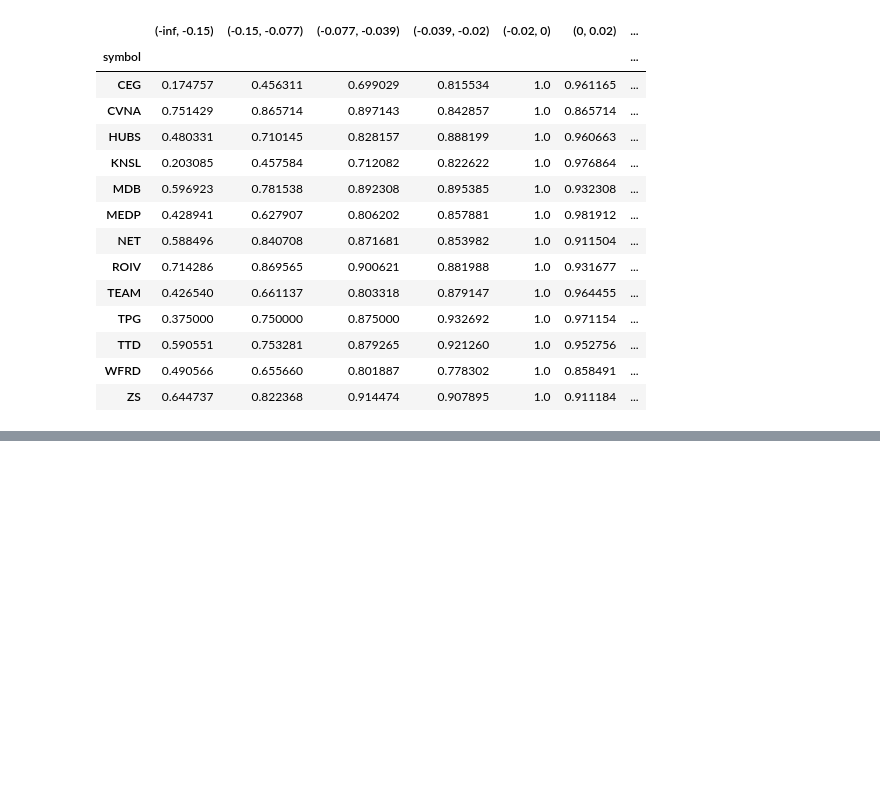
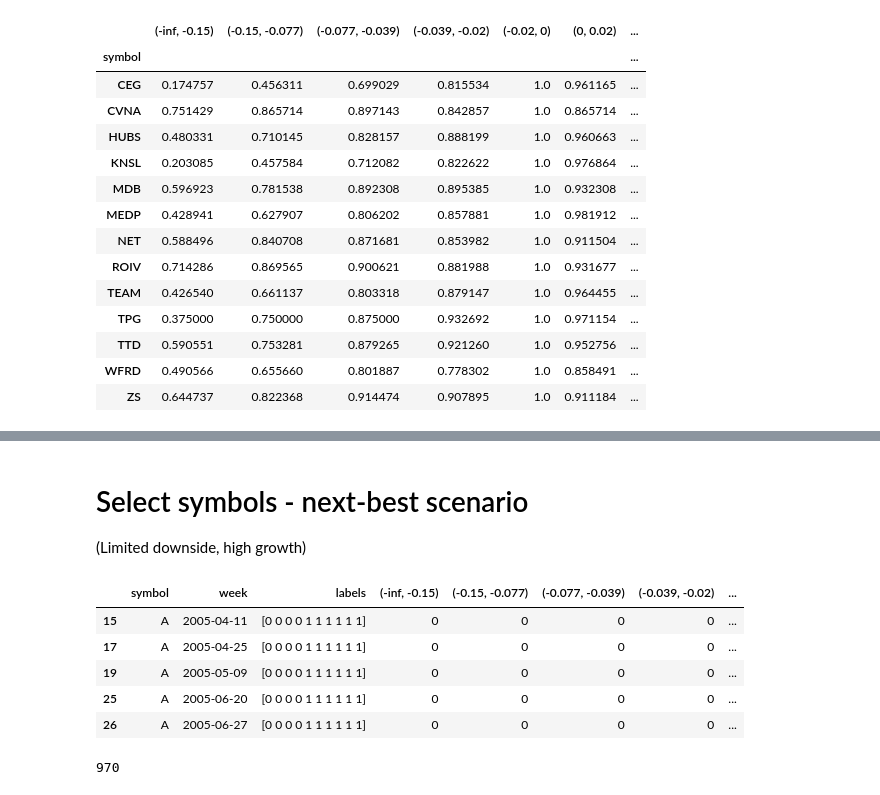
Before and after one commit to jiayi-ong/financial-analytics, a Jupyter notebook: analysis/FMP bulk prices (top1k) - Target engineering III.ipynb, the cells around one changed output, grey strips where cells are left out. Saved outputs shown, nothing was run; the diff lists cells and outputs as text; code cells hidden in the pictures; blank space fills up the shorter version.

```diff
--- a/analysis/FMP bulk prices (top1k) - Target engineering III.ipynb
+++ b/analysis/FMP bulk prices (top1k) - Target engineering III.ipynb
@@ -293,0 +355,28 @@ plt.plot(plot_df['date'], plot_df['close'])
+# %% [markdown]
+# Select symbols - next-best scenario
+(Limited downside, high growth)
+# %%
+df2 = dfs['discrete_return_365d']
+
+# NEXT-BEST CASE SCENARIOS: 1 positive-growth label >=15%, allowing one negative growth label=(-2% to 0%)
+# i.e. 'safe downside', 'good upside'
+view = df2[
+    (df2[intervals[0]] == 0)
+    & (df2[intervals[1]] == 0)
+    & (df2[intervals[2]] == 0)
+    & (df2[intervals[3]] == 0)
+    & (df2[intervals[4]] == 1) # (-2% to 0%)
+    & (df2[intervals[9]] == 1) # (>=15%)
+]
+view.head()
+# %% [output]
+|  | symbol | week | labels | (-inf, -0.15) | (-0.15, -0.077) | (-0.077, -0.039) | (-0.039, -0.02) | ... |
+| 15 | A | 2005-04-11 | [0 0 0 0 1 1 1 1 1 1] | 0 | 0 | 0 | 0 | ... |
+| 17 | A | 2005-04-25 | [0 0 0 0 1 1 1 1 1 1] | 0 | 0 | 0 | 0 | ... |
+| 19 | A | 2005-05-09 | [0 0 0 0 1 1 1 1 1 1] | 0 | 0 | 0 | 0 | ... |
+| 25 | A | 2005-06-20 | [0 0 0 0 1 1 1 1 1 1] | 0 | 0 | 0 | 0 | ... |
+| 26 | A | 2005-06-27 | [0 0 0 0 1 1 1 1 1 1] | 0 | 0 | 0 | 0 | ... |
+# %%
+view.symbol.nunique()
+# %% [output]
+970
```
Also changed, not shown: parts of 18 cells of this notebook, 2 other files.
